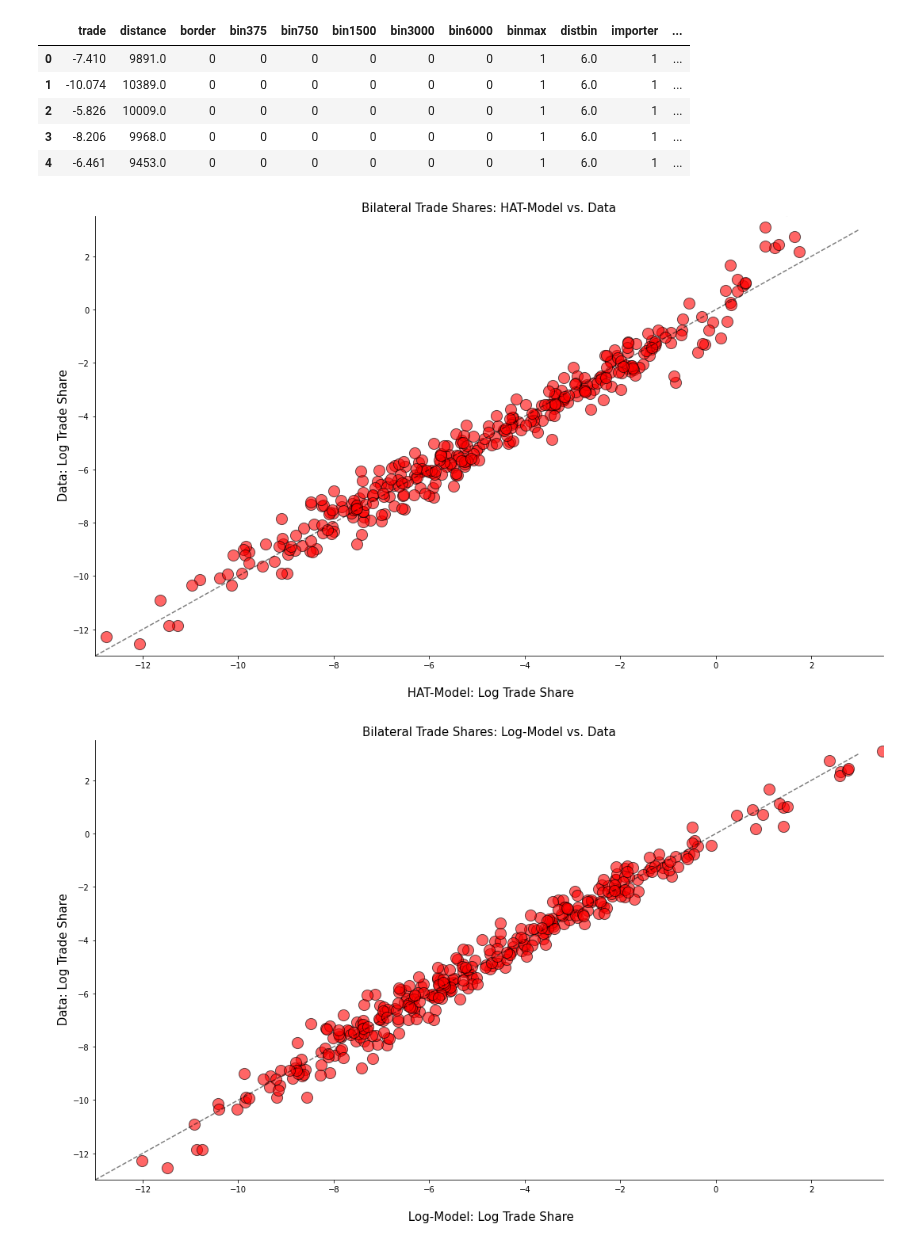
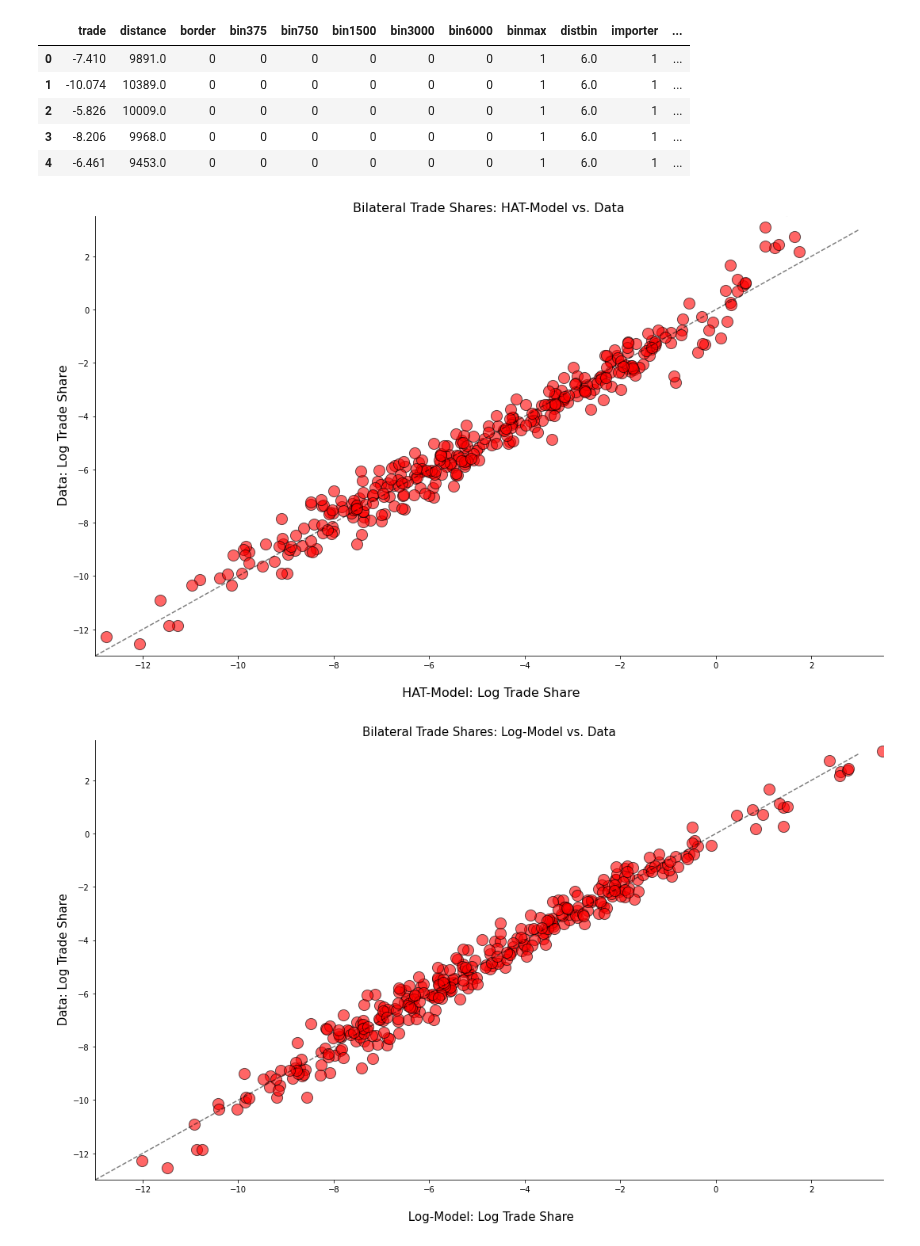
Before and after one commit to mwaugh0328/heterogeneous-agent-trade, a Jupyter notebook: notebooks/plot-calibration.ipynb, the cells around one changed output. Saved outputs shown, nothing was run; the diff lists cells and outputs as text; code cells hidden in the pictures.

```diff
--- a/notebooks/plot-calibration.ipynb
+++ b/notebooks/plot-calibration.ipynb
@@ -24,26 +24,26 @@ trade.head()
 # %%
 fig, ax = plt.subplots(figsize = [15.0,9.0], tight_layout = True)
 
 ax.scatter(trade.trademodel, trade.trade, alpha = 0.60, c = "red", edgecolors = "black", s = 200)
 
 ax.plot(range(-13,4), range(-13,4), alpha = 0.50, linestyle = "--", c = "black")
 
 ax.spines["right"].set_visible(False)
 ax.spines["top"].set_visible(False)
 
-ax.set_title("Bilateral Trade Shares: HAT-Model vs. Data", fontsize = 15)
+ax.set_title("Bilateral Trade Shares: HAT-Model vs. Data", fontsize = 16)
 
-ax.set_xlabel("\n HAT-Model: Log Trade Share", fontsize = 15)
-ax.set_ylabel("\n Data: Log Trade Share" , fontsize = 15)
+ax.set_xlabel("\n HAT-Model: Log Trade Share", fontsize = 16)
+ax.set_ylabel("\n Data: Log Trade Share" , fontsize = 16)
 
 plt.savefig("../notes/figures/trade-fit.pdf", bbox_inches = "tight")
 
 ax.set_ylim(-13.0,3.5)
 ax.set_xlim(-13.0,3.5)
 
 plt.show()
 # %% [output]
-[figure, old version]
+[figure, new version]
 # %%
 trade = pd.read_csv("../code/julia/log-model-data-trade.csv")
 
```
Also changed, not shown: parts of 1 cell of this notebook, 13 other files.
